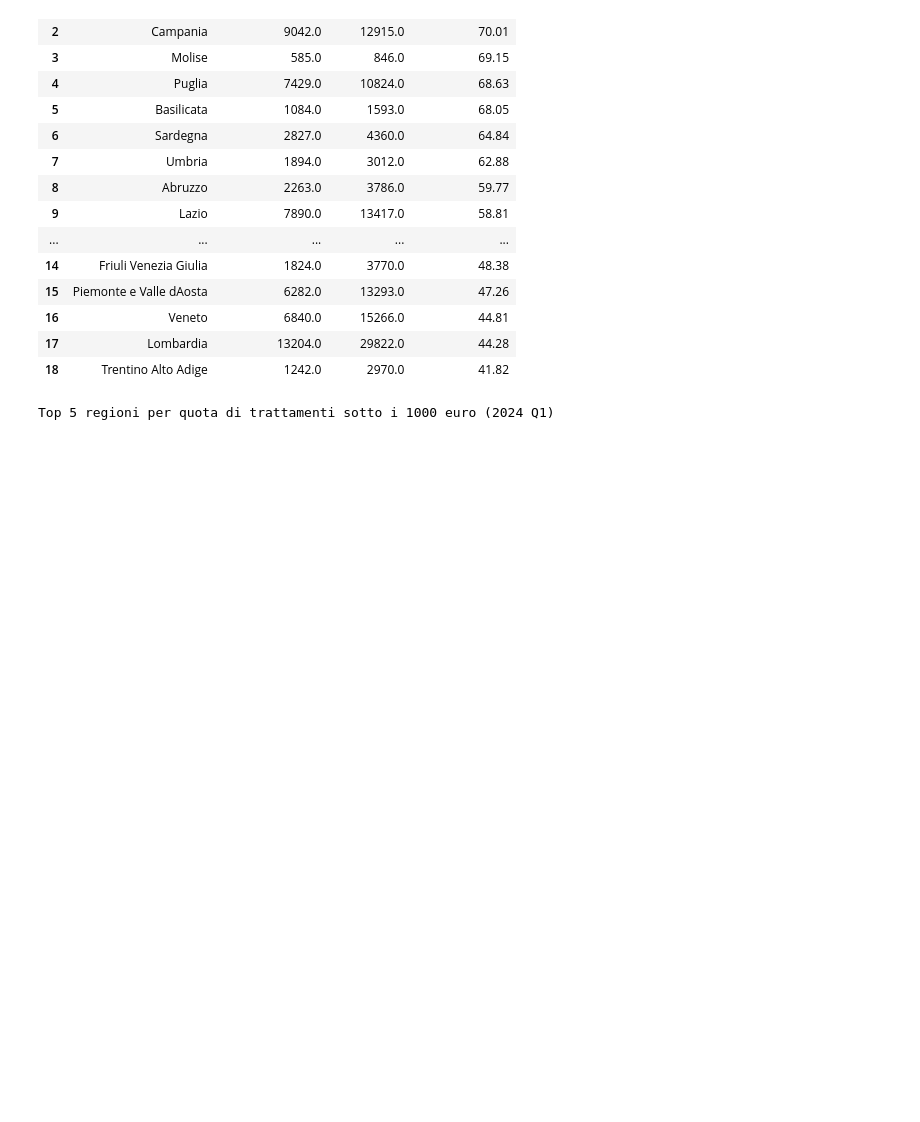
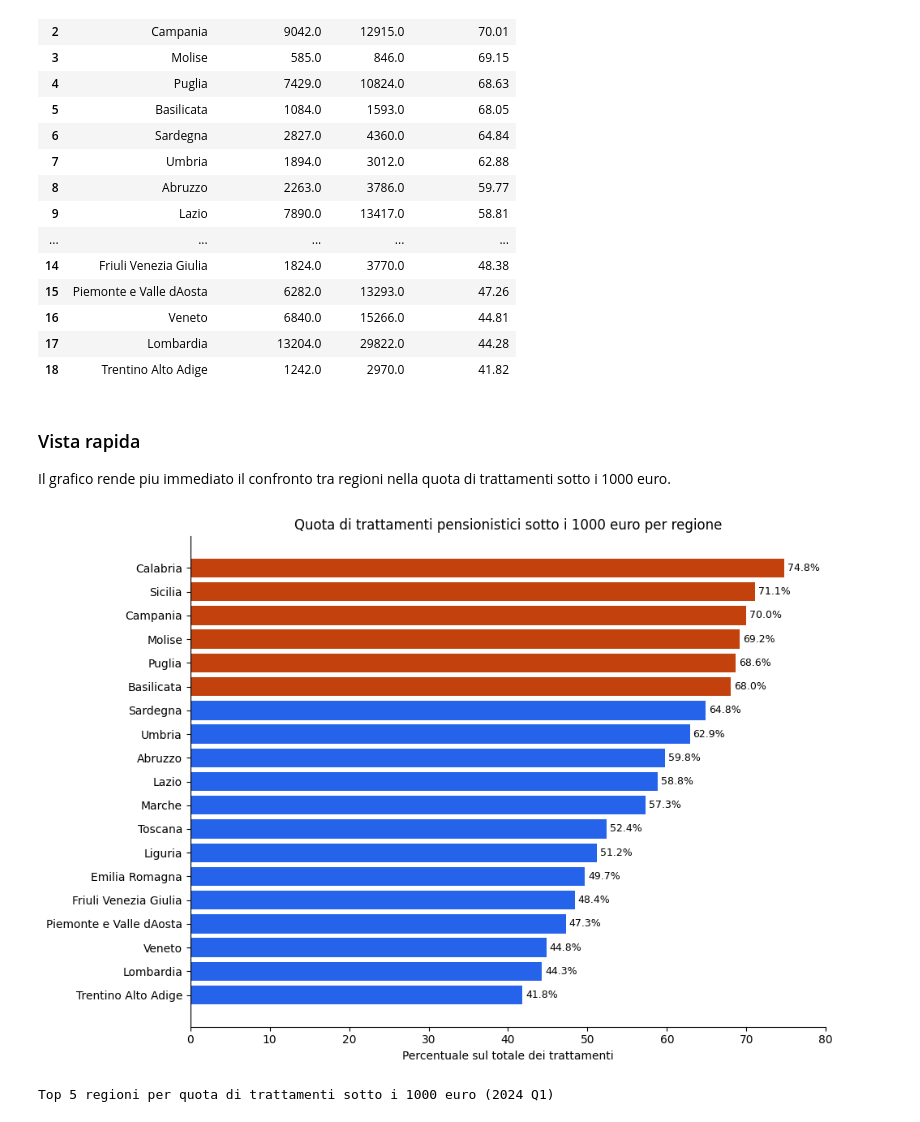
Before and after one commit to Gabrymi93/analisi-civiche, a Jupyter notebook: notebooks/inps-pensioni/inps_pensioni_distribuzione_v1.ipynb, the cells around one changed output. Cells and saved outputs as stored; diff of their text form; code cells hidden in the pictures; blank space fills up the shorter version.

Commit message:
notebooks: add readable charts and clean setup cells

```diff
--- a/notebooks/inps-pensioni/inps_pensioni_distribuzione_v1.ipynb
+++ b/notebooks/inps-pensioni/inps_pensioni_distribuzione_v1.ipynb
@@ -9,12 +9,19 @@ Supporto analitico minimo per una prima discussion `Analisi`.
 - **Nota**: il dataset conta i trattamenti, non le persone.
 # %%
 import duckdb
+import matplotlib.pyplot as plt
 from pathlib import Path
 
-parquet_path = Path("../../../out/data/mart/inps_pensioni_2017_2024/2024/mart_pensioni_regione_importo.parquet")
+def find_workspace_root(start: Path) -> Path:
+    for candidate in [start.resolve(), *start.resolve().parents]:
+        if (candidate / 'notebooks-lab').exists() and (candidate / 'dataset-incubator').exists():
+            return candidate
+    raise RuntimeError('Workspace root non trovato')
+
+WORKSPACE_ROOT = find_workspace_root(Path.cwd())
+parquet_path = WORKSPACE_ROOT / 'dataset-incubator' / 'out' / 'data' / 'mart' / 'inps_pensioni_2017_2024' / '2024' / 'mart_pensioni_regione_importo.parquet'
 
 if not parquet_path.exists():
     raise FileNotFoundError(f"Mart non trovato: {parquet_path.resolve()}")
 
 con = duckdb.connect()
-parquet_path
@@ -57,6 +62,30 @@ df_res
 | 16 | Veneto | 6840.0 | 15266.0 | 44.81 |
 | 17 | Lombardia | 13204.0 | 29822.0 | 44.28 |
 | 18 | Trentino Alto Adige | 1242.0 | 2970.0 | 41.82 |
+# %% [markdown]
+### Vista rapida
+
+Il grafico rende piu immediato il confronto tra regioni nella quota di trattamenti sotto i 1000 euro.
+# %%
+plot_df = df_res.sort_values('pct_under_1000', ascending=True).copy()
+colori = ['#c2410c' if value >= 65 else '#2563eb' for value in plot_df['pct_under_1000']]
+
+fig, ax = plt.subplots(figsize=(10, 7))
+ax.barh(plot_df['regione'], plot_df['pct_under_1000'], color=colori)
+ax.set_title('Quota di trattamenti pensionistici sotto i 1000 euro per regione')
+ax.set_xlabel('Percentuale sul totale dei trattamenti')
+ax.set_ylabel('')
+ax.set_xlim(0, max(80, plot_df['pct_under_1000'].max() + 3))
+
+for idx, value in enumerate(plot_df['pct_under_1000']):
+    ax.text(value + 0.4, idx, f'{value:.1f}%', va='center', fontsize=9)
+
+ax.spines['top'].set_visible(False)
+ax.spines['right'].set_visible(False)
+plt.tight_layout()
+plt.show()
+# %% [output]
+[figure, added]
 # %%
 top_5 = df_res[['regione', 'pct_under_1000']].head(5)
 bottom_5 = df_res[['regione', 'pct_under_1000']].tail(5)
```
Also changed, not shown: parts of 1 cell of this notebook, 2 other files.
